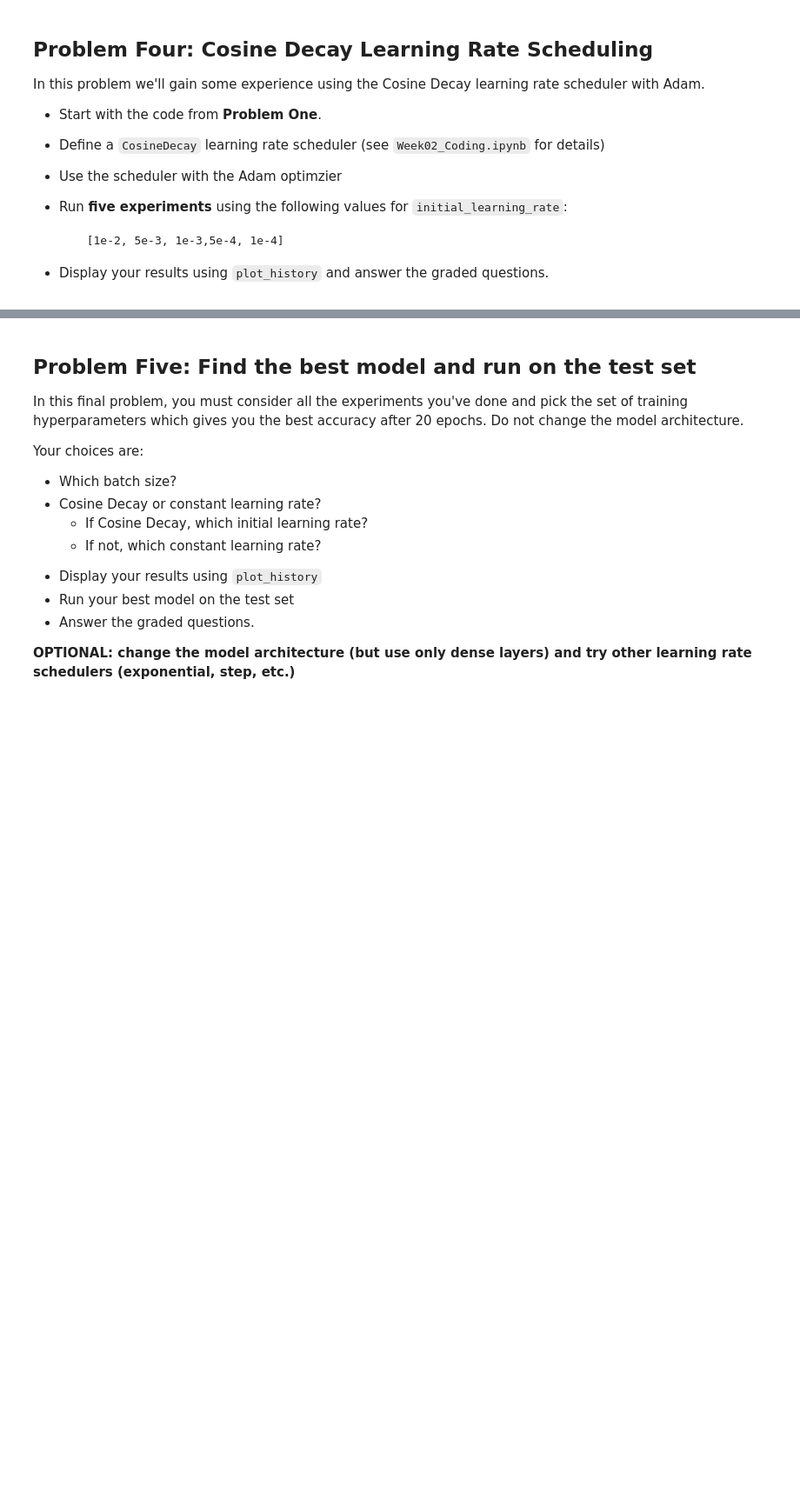
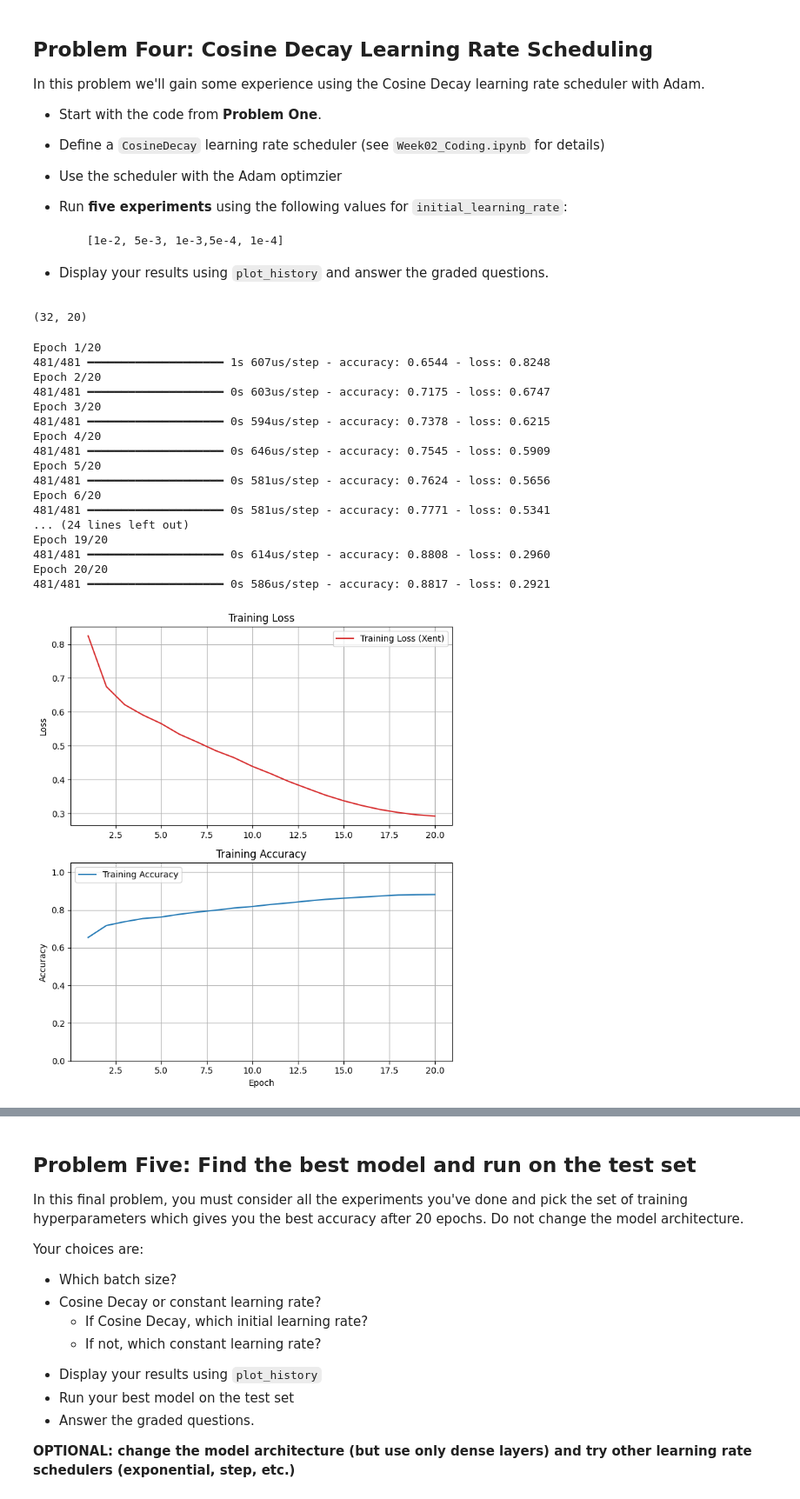
Before and after one commit to calebhadley1/Advanced_ML_and_AI_Coursework, a Jupyter notebook: Homework_02.ipynb, the cells around one changed output, grey strips where cells are left out. Shown at 87% size. Saved outputs shown, nothing was run; the diff lists cells and outputs as text; code cells hidden in the pictures; blank space fills up the shorter version.

```diff
--- a/Homework_02.ipynb
+++ b/Homework_02.ipynb
@@ -559,0 +561,70 @@ In this problem we'll gain some experience using the Cosine Decay learning rate
+# %%
+batch_size, n_epochs
+# %% [output]
+(32, 20)
+# %%
+# Compute the number of steps (batches) per epoch
+
+steps_per_epoch = int(np.ceil(len(X_train_scaled) / batch_size))
+
+# Total number of training steps (needed for per-step schedulers like CosineDecay)
+
+total_steps = n_epochs * steps_per_epoch
+
+initial_lrs = [
+    1e-2,
+    5e-3,
+    1e-3,
+    5e-4,
+    1e-4
+]
+final_epoch_training_acc = []
+for initial_lr in initial_lrs:
+    # CosineDecay schedule (per-step)
+    lr_schedule = CosineDecay(
+        initial_learning_rate=initial_lr,
+        decay_steps=total_steps,
+        alpha=0.0  # Final LR = 0
+    )
+
+    model_baseline = Sequential(
+        [
+        Input(shape=(X_train.shape[1],)),     # Explicit input layer
+        Dense(64, activation="relu"),
+        Dense(32, activation="relu"),
+        Dense(len(classes), activation='softmax') # 1 neuron per unique class since softmax outputs a probability distribution
+        ]
+    )
+    model_baseline.compile(
+        optimizer=Adam(learning_rate=lr_schedule),
+        loss='sparse_categorical_crossentropy',
+        metrics=['accuracy']
+    )
+
+    model_baseline_history = model_baseline.fit(
+        X_train_scaled,
+        y_train,
+        epochs=n_epochs,
+        batch_size=batch_size
+    )
+    plot_history(model_baseline_history)
+    final_epoch_training_acc.append(model_baseline_history.history['accuracy'][-1])
+# %% [output]
+Epoch 1/20
+481/481 ━━━━━━━━━━━━━━━━━━━━ 1s 607us/step - accuracy: 0.6544 - loss: 0.8248
+Epoch 2/20
+481/481 ━━━━━━━━━━━━━━━━━━━━ 0s 603us/step - accuracy: 0.7175 - loss: 0.6747
+Epoch 3/20
+481/481 ━━━━━━━━━━━━━━━━━━━━ 0s 594us/step - accuracy: 0.7378 - loss: 0.6215
+Epoch 4/20
+481/481 ━━━━━━━━━━━━━━━━━━━━ 0s 646us/step - accuracy: 0.7545 - loss: 0.5909
+Epoch 5/20
+481/481 ━━━━━━━━━━━━━━━━━━━━ 0s 581us/step - accuracy: 0.7624 - loss: 0.5656
+Epoch 6/20
+481/481 ━━━━━━━━━━━━━━━━━━━━ 0s 581us/step - accuracy: 0.7771 - loss: 0.5341
+... (24 lines left out)
+Epoch 19/20
+481/481 ━━━━━━━━━━━━━━━━━━━━ 0s 614us/step - accuracy: 0.8808 - loss: 0.2960
+Epoch 20/20
+481/481 ━━━━━━━━━━━━━━━━━━━━ 0s 586us/step - accuracy: 0.8817 - loss: 0.2921
+[figure, added]
```
Also changed, not shown: parts of 23 cells of this notebook.
